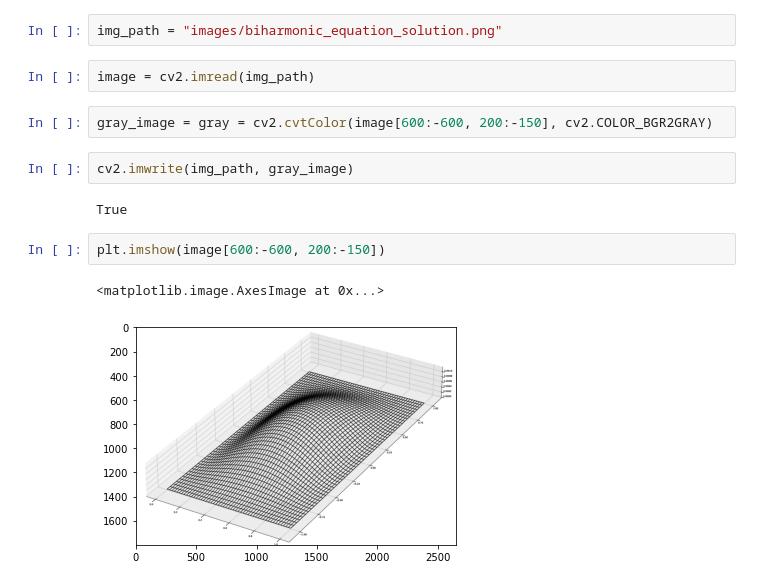
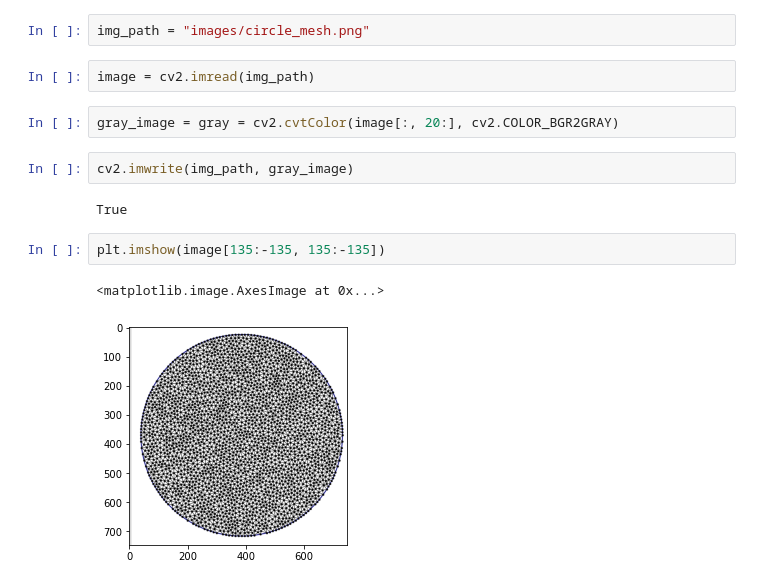
Before and after one commit to kamosevoyan/Diploma_work, a Jupyter notebook: Image_grayscale.ipynb, the cells around one changed output. Drawn from its saved outputs; the diff is of its cells as text.

```diff
--- a/Image_grayscale.ipynb
+++ b/Image_grayscale.ipynb
@@ -3,17 +3,17 @@ import numpy as np
 import cv2
 import matplotlib.pyplot as plt
 # %%
-img_path = "images/biharmonic_equation_solution.png"
+img_path = "images/circle_mesh.png"
 # %%
 image = cv2.imread(img_path)
 # %%
-gray_image = gray = cv2.cvtColor(image[600:-600, 200:-150], cv2.COLOR_BGR2GRAY)
+gray_image = gray = cv2.cvtColor(image[:, 20:], cv2.COLOR_BGR2GRAY)
 # %%
 cv2.imwrite(img_path, gray_image)
 # %% [output]
 True
 # %%
-plt.imshow(image[600:-600, 200:-150])
+plt.imshow(image[135:-135, 135:-135])
 # %% [output]
 <matplotlib.image.AxesImage at 0x...>
-[figure, old version]
+[figure, new version]
```
Also changed, not shown: 9 other files.
